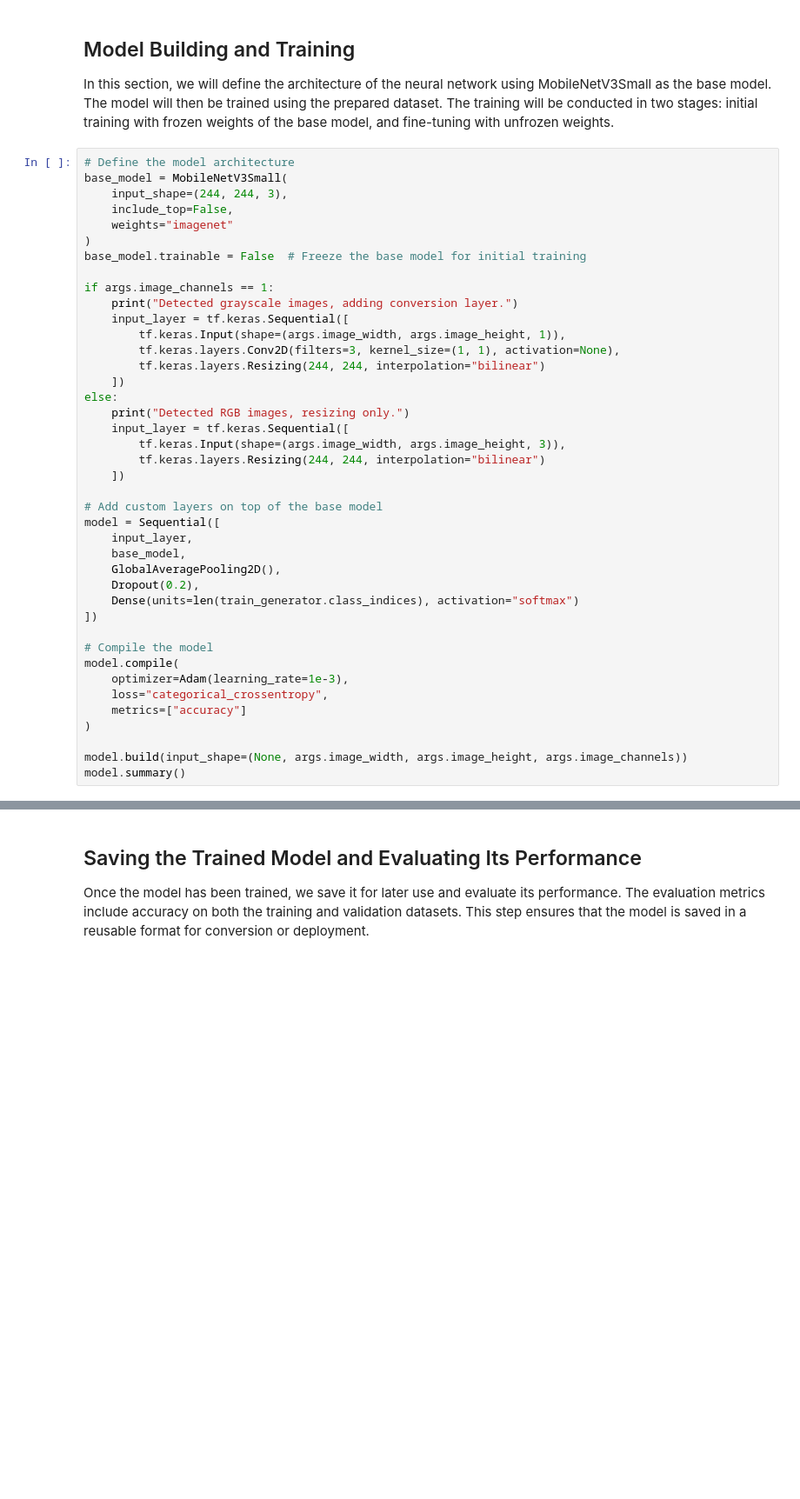
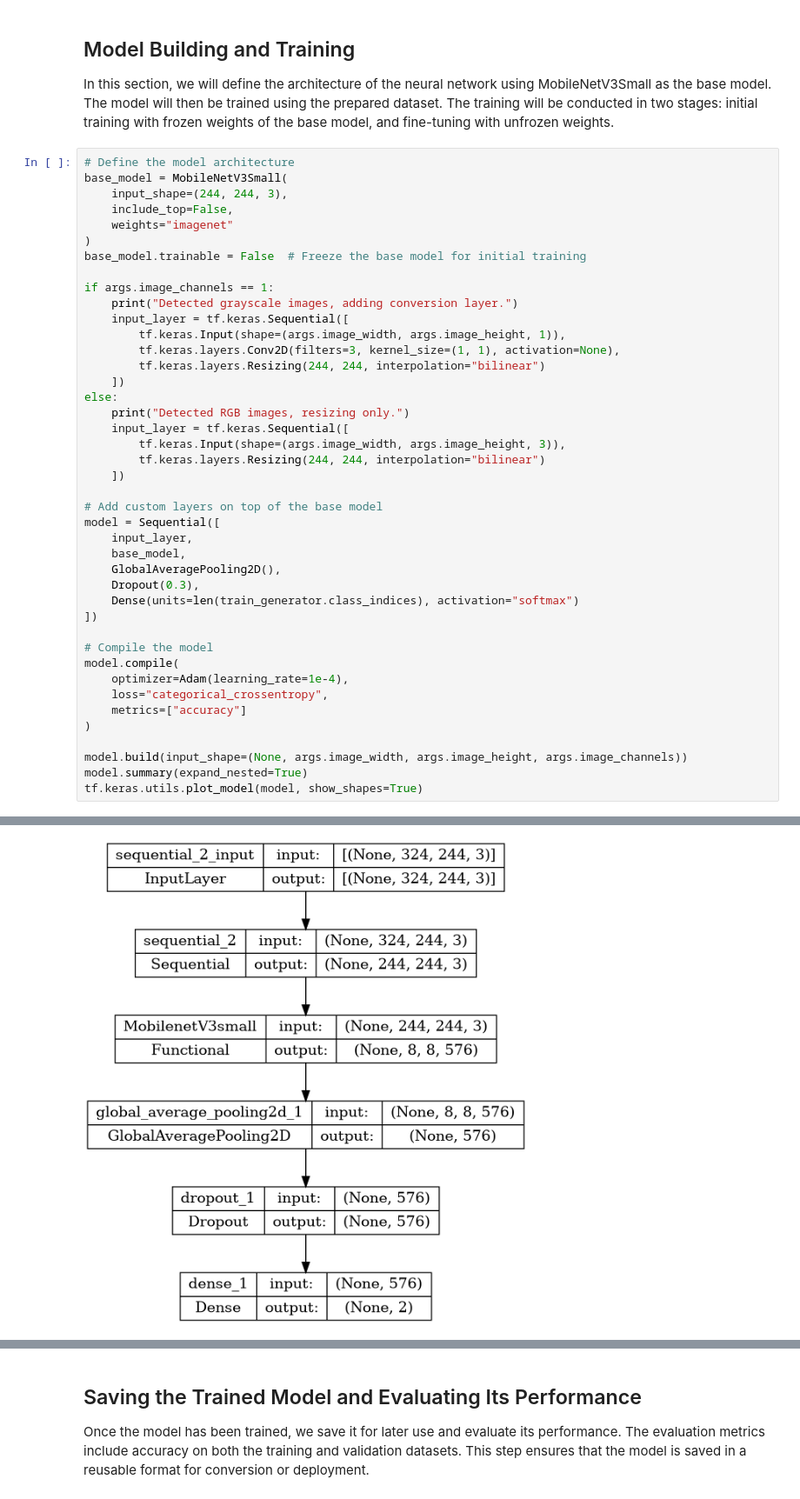
Before and after one commit to zboucek/aideck-gap8-examples, a Jupyter notebook: examples/ai/classification/train_classifier.ipynb, the cells around one changed output, grey strips where cells are left out. Shown: that part at 87% size. Drawn from its saved outputs; the diff is of its cells as text; blank space fills up the shorter version.

```diff
--- a/examples/ai/classification/train_classifier.ipynb
+++ b/examples/ai/classification/train_classifier.ipynb
@@ -222,18 +222,19 @@ model = Sequential([
     input_layer,
     base_model,
     GlobalAveragePooling2D(),
-    Dropout(0.2),
+    Dropout(0.3),
     Dense(units=len(train_generator.class_indices), activation="softmax")
 ])
 
 # Compile the model
 model.compile(
-    optimizer=Adam(learning_rate=1e-3),
+    optimizer=Adam(learning_rate=1e-4),
     loss="categorical_crossentropy",
     metrics=["accuracy"]
 )
 
 model.build(input_shape=(None, args.image_width, args.image_height, args.image_channels))
-model.summary()
+model.summary(expand_nested=True)
+tf.keras.utils.plot_model(model, show_shapes=True)
 # %% [output]
 WARNING:tensorflow:`input_shape` is undefined or non-square, or `rows` is not 224. Weights for input shape (224, 224) will be loaded as the default.
@@ -258,3 +257,4 @@ _________________________________________________________________
+[figure, added]
 # %%
 # Early stopping to terminate training when validation loss stops improving
 early_stopping = EarlyStopping(
```
Also changed, not shown: parts of 19 cells of this notebook, 5 other files.
